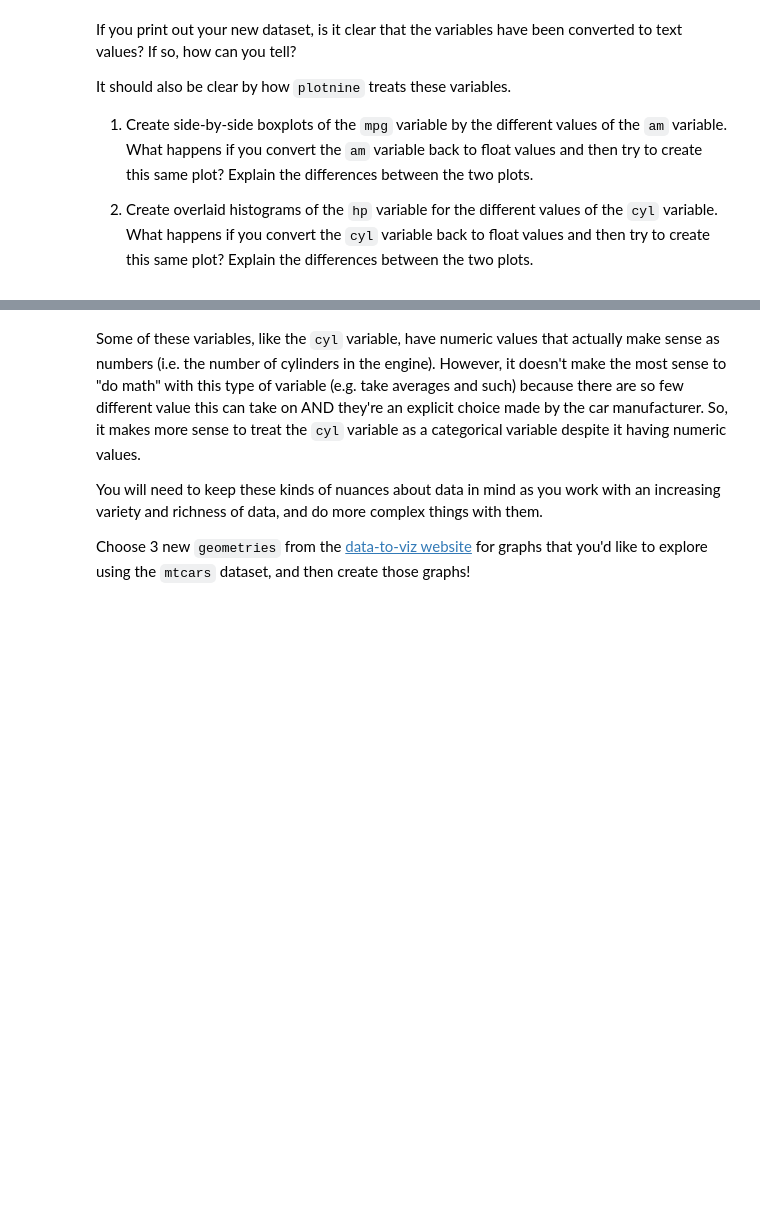
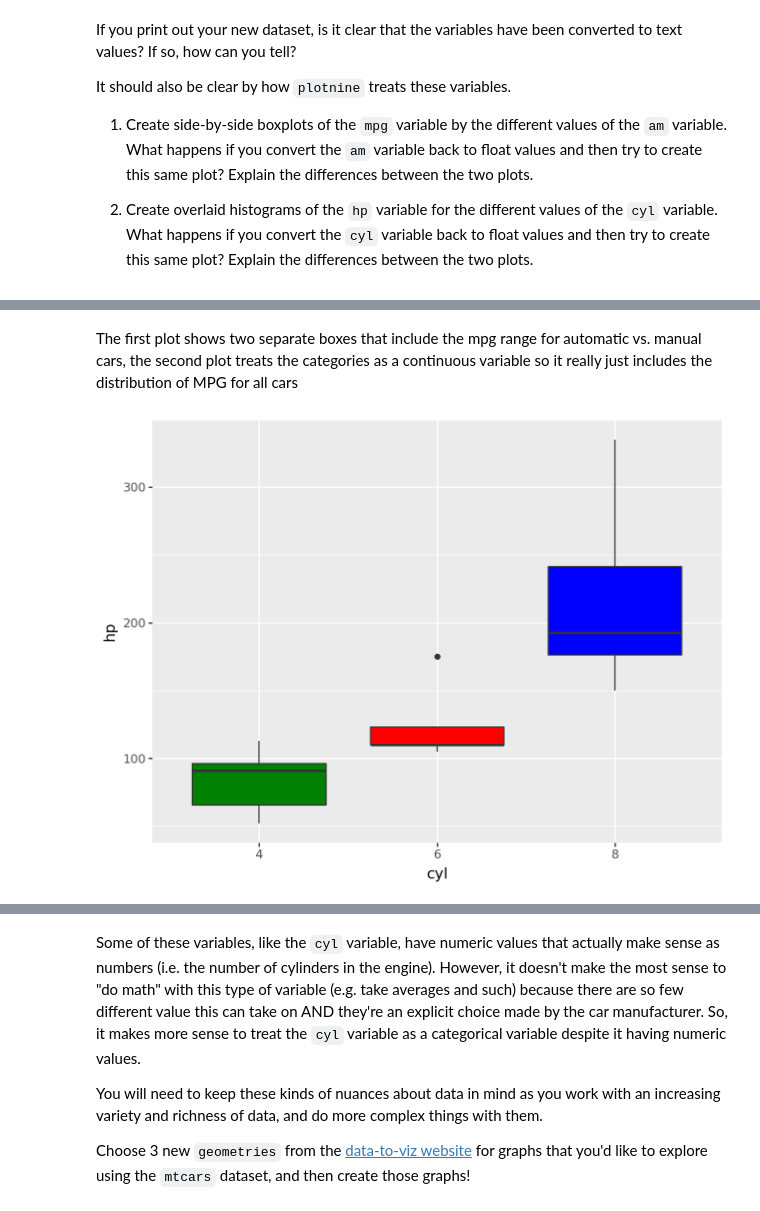
Before and after one commit to davisbove/GSB_544, a Jupyter notebook: Introduction_to_Data_Viz_Using_mtcars_Dataset.ipynb, the cells around one changed output, grey strips where cells are left out. Drawn from its saved outputs; the diff is of its cells as text; code cells hidden in the pictures; blank space fills up the shorter version.

```diff
--- a/Introduction_to_Data_Viz_Using_mtcars_Dataset.ipynb
+++ b/Introduction_to_Data_Viz_Using_mtcars_Dataset.ipynb
@@ -107,2 +111,8 @@ It should also be clear by how `plotnine` treats these variables.
+# %% [markdown]
+The first plot shows two separate boxes that include the mpg range for automatic vs. manual cars, the second plot treats the categories as a continuous variable so it really just includes the distribution of MPG for all cars
 # %%
 # Create plot for (2) here
+
+(ggplot(df, aes(x = "cyl", y = "hp")) + geom_boxplot(fill = ("green", "red", "blue")))
+# %% [output]
+[figure, added]
```
Also changed, not shown: parts of 12 cells of this notebook.
